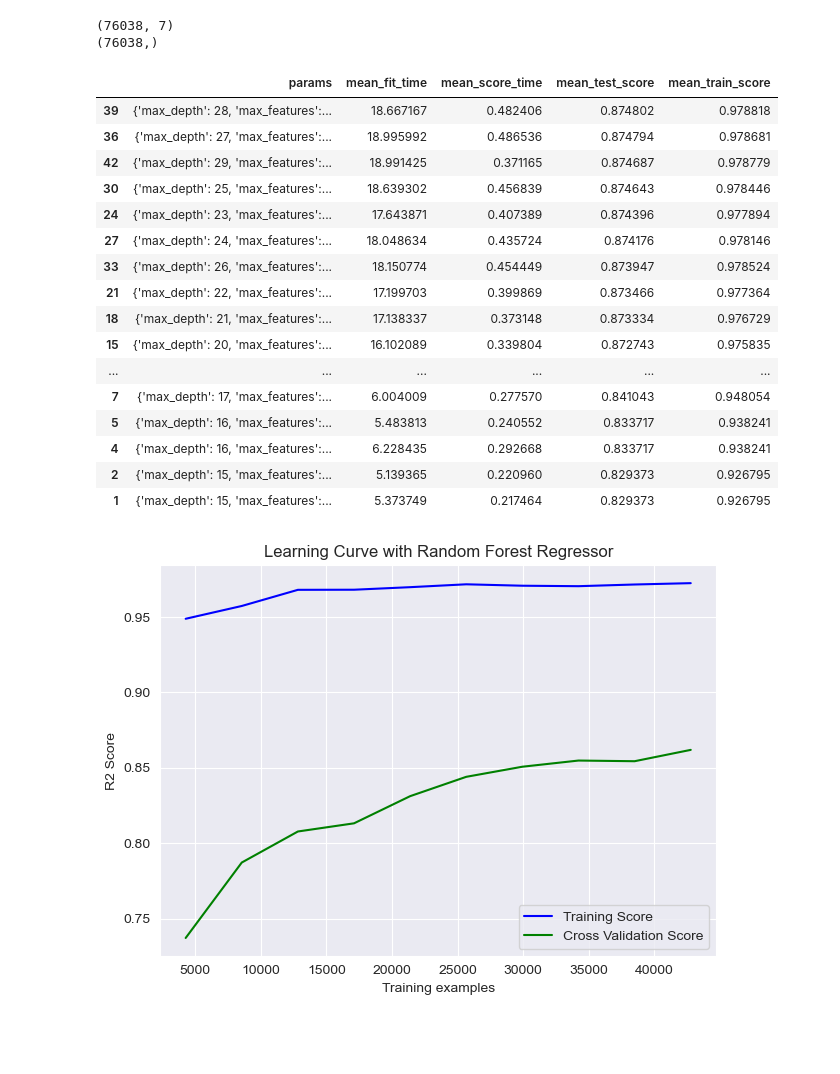
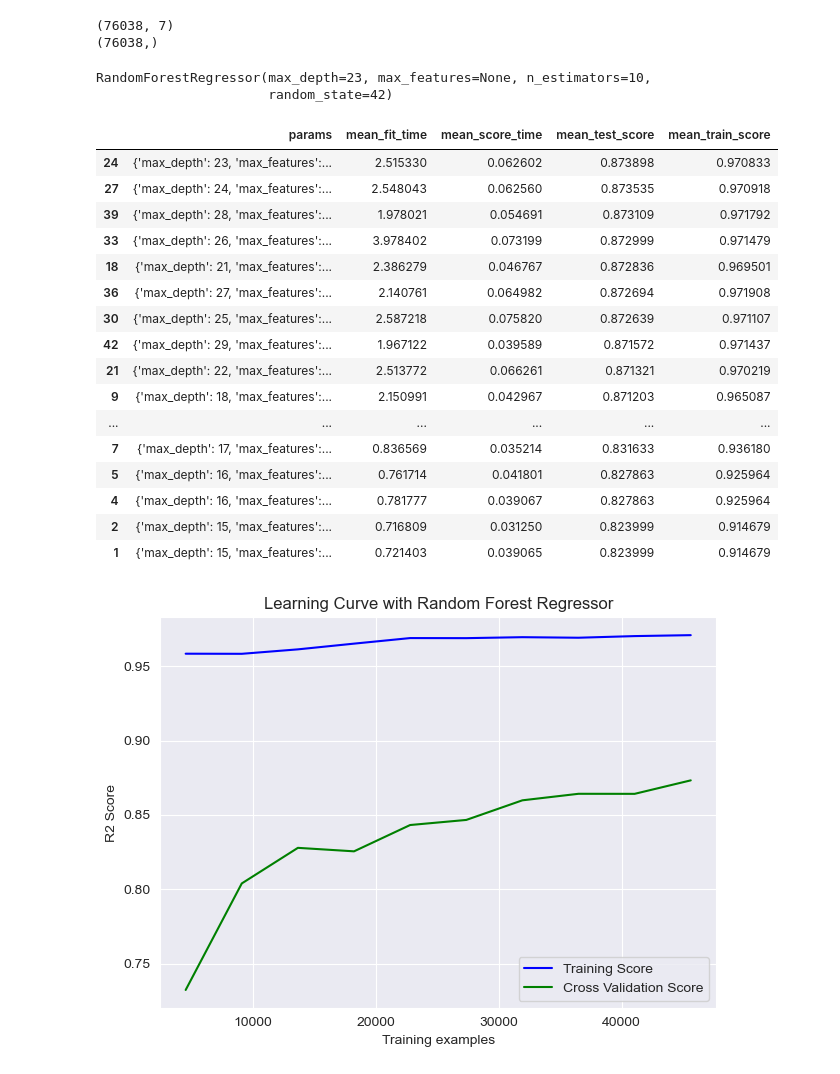
Before and after one commit to MinhPhucLe/Machine-Learning-Project-2023.2, a Jupyter notebook: notebooks/RandomForest/RandomForest_1.ipynb, the cells around one changed output. Cells and saved outputs as stored; diff of their text form; code cells hidden in the pictures; blank space fills up the shorter version.

Commit message:
:sparkles: Random Forest

```diff
--- a/notebooks/RandomForest/RandomForest_1.ipynb
+++ b/notebooks/RandomForest/RandomForest_1.ipynb
@@ -87,7 +87,7 @@ print(Y.shape)
 (76038,)
 # %%
 from sklearn.model_selection import train_test_split
-X_train, X_test, Y_train, Y_test = train_test_split(X,Y,test_size=0.25,random_state=0)
+X_train, X_test, Y_train, Y_test = train_test_split(X,Y,test_size=0.2,random_state=0)
 # %%
 # from sklearn.model_selection import validation_curve
 #
@@ -154,7 +154,7 @@ def hypersearch(model, model_name, param_grid, X_train, Y_train, scoring='r2'):
     rs = GridSearchCV(model, param_grid,n_jobs=-1, cv=4, scoring=scoring, return_train_score=True)
     rs.fit(X_train, Y_train)
     best_model = rs.best_estimator_
-
+    print(rs.best_estimator_)
     #add the report about best hyperparameter of the model to dataframe
     result = pd.DataFrame(rs.cv_results_)
     result.sort_values('rank_test_score', inplace=True)
@@ -164,52 +164,54 @@ def hypersearch(model, model_name, param_grid, X_train, Y_train, scoring='r2'):
     pickle.dump(best_model, open(model_name, 'wb'))
     return best_model
 
-model = hypersearch(RandomForestRegressor(random_state=42), model_file, param_grid, X_train, Y_train)
+model = hypersearch(RandomForestRegressor(n_estimators=10, random_state=42), model_file, param_grid, X_train, Y_train)
 # %% [output]
+RandomForestRegressor(max_depth=23, max_features=None, n_estimators=10,
+                      random_state=42)
 |  | params | mean_fit_time | mean_score_time | mean_test_score | mean_train_score |
-| 39 | {'max_depth': 28, 'max_features':... | 18.667167 | 0.482406 | 0.874802 | 0.978818 |
-| 36 | {'max_depth': 27, 'max_features':... | 18.995992 | 0.486536 | 0.874794 | 0.978681 |
-| 42 | {'max_depth': 29, 'max_features':... | 18.991425 | 0.371165 | 0.874687 | 0.978779 |
-| 30 | {'max_depth': 25, 'max_features':... | 18.639302 | 0.456839 | 0.874643 | 0.978446 |
-| 24 | {'max_depth': 23, 'max_features':... | 17.643871 | 0.407389 | 0.874396 | 0.977894 |
-| 27 | {'max_depth': 24, 'max_features':... | 18.048634 | 0.435724 | 0.874176 | 0.978146 |
-| 33 | {'max_depth': 26, 'max_features':... | 18.150774 | 0.454449 | 0.873947 | 0.978524 |
-| 21 | {'max_depth': 22, 'max_features':... | 17.199703 | 0.399869 | 0.873466 | 0.977364 |
-| 18 | {'max_depth': 21, 'max_features':... | 17.138337 | 0.373148 | 0.873334 | 0.976729 |
-| 15 | {'max_depth': 20, 'max_features':... | 16.102089 | 0.339804 | 0.872743 | 0.975835 |
+| 24 | {'max_depth': 23, 'max_features':... | 2.515330 | 0.062602 | 0.873898 | 0.970833 |
+| 27 | {'max_depth': 24, 'max_features':... | 2.548043 | 0.062560 | 0.873535 | 0.970918 |
+| 39 | {'max_depth': 28, 'max_features':... | 1.978021 | 0.054691 | 0.873109 | 0.971792 |
+| 33 | {'max_depth': 26, 'max_features':... | 3.978402 | 0.073199 | 0.872999 | 0.971479 |
+| 18 | {'max_depth': 21, 'max_features':... | 2.386279 | 0.046767 | 0.872836 | 0.969501 |
+| 36 | {'max_depth': 27, 'max_features':... | 2.140761 | 0.064982 | 0.872694 | 0.971908 |
+| 30 | {'max_depth': 25, 'max_features':... | 2.587218 | 0.075820 | 0.872639 | 0.971107 |
+| 42 | {'max_depth': 29, 'max_features':... | 1.967122 | 0.039589 | 0.871572 | 0.971437 |
+| 21 | {'max_depth': 22, 'max_features':... | 2.513772 | 0.066261 | 0.871321 | 0.970219 |
+| 9 | {'max_depth': 18, 'max_features':... | 2.150991 | 0.042967 | 0.871203 | 0.965087 |
 | ... | ... | ... | ... | ... | ... |
-| 7 | {'max_depth': 17, 'max_features':... | 6.004009 | 0.277570 | 0.841043 | 0.948054 |
-| 5 | {'max_depth': 16, 'max_features':... | 5.483813 | 0.240552 | 0.833717 | 0.938241 |
-| 4 | {'max_depth': 16, 'max_features':... | 6.228435 | 0.292668 | 0.833717 | 0.938241 |
-| 2 | {'max_depth': 15, 'max_features':... | 5.139365 | 0.220960 | 0.829373 | 0.926795 |
-| 1 | {'max_depth': 15, 'max_features':... | 5.373749 | 0.217464 | 0.829373 | 0.926795 |
+| 7 | {'max_depth': 17, 'max_features':... | 0.836569 | 0.035214 | 0.831633 | 0.936180 |
+| 5 | {'max_depth': 16, 'max_features':... | 0.761714 | 0.041801 | 0.827863 | 0.925964 |
+| 4 | {'max_depth': 16, 'max_features':... | 0.781777 | 0.039067 | 0.827863 | 0.925964 |
+| 2 | {'max_depth': 15, 'max_features':... | 0.716809 | 0.031250 | 0.823999 | 0.914679 |
+| 1 | {'max_depth': 15, 'max_features':... | 0.721403 | 0.039065 | 0.823999 | 0.914679 |
 # %%
 from sklearn.model_selection import learning_curve
 
 # Calculate accuracy on training and test set using the
 # gamma parameter with 4-fold cross validation
-train_sizes, train_score, val_score = learning_curve(RandomForestRegressor(n_estimators=10,max_depth=28, max_features=None ,random_state=42), X_train, Y_train,
-                                          cv=4, train_sizes=np.linspace(0.1, 1.0, 10),scoring="r2")
+train_sizes, train_score, val_score = learning_curve(RandomForestRegressor(n_estimators=10,max_depth=23, max_features=None ,random_state=42), X_train, Y_train,
+                                          cv=4, train_sizes=np.linspace(0.1, 1.0, 10),scoring="r2",n_jobs=-1)
 
 train_score_mean = np.mean(train_score, axis=1)
 train_score_std = np.std(train_score, axis=1)
 
 val_score_mean = np.mean(val_score, axis=1)
 val_score_std = np.std(val_score, axis=1)
 
 plt.plot(train_sizes, train_score_mean,
          label="Training Score", color='b')
 plt.plot(train_sizes, val_score_mean,
          label="Cross Validation Score", color='g')
 # Creating the plot
 plt.title("Learning Curve with Random Forest Regressor")
 plt.xlabel("Training examples")
 plt.ylabel("R2 Score")
 plt.tight_layout()
 plt.legend(loc='best')
 plt.show()
 # %% [output]
-[figure, old version]
+[figure, new version]
 # %%
 # start = time.time()
 # # Create the model
```
Also changed, not shown: parts of 6 cells of this notebook, 2 other files.
